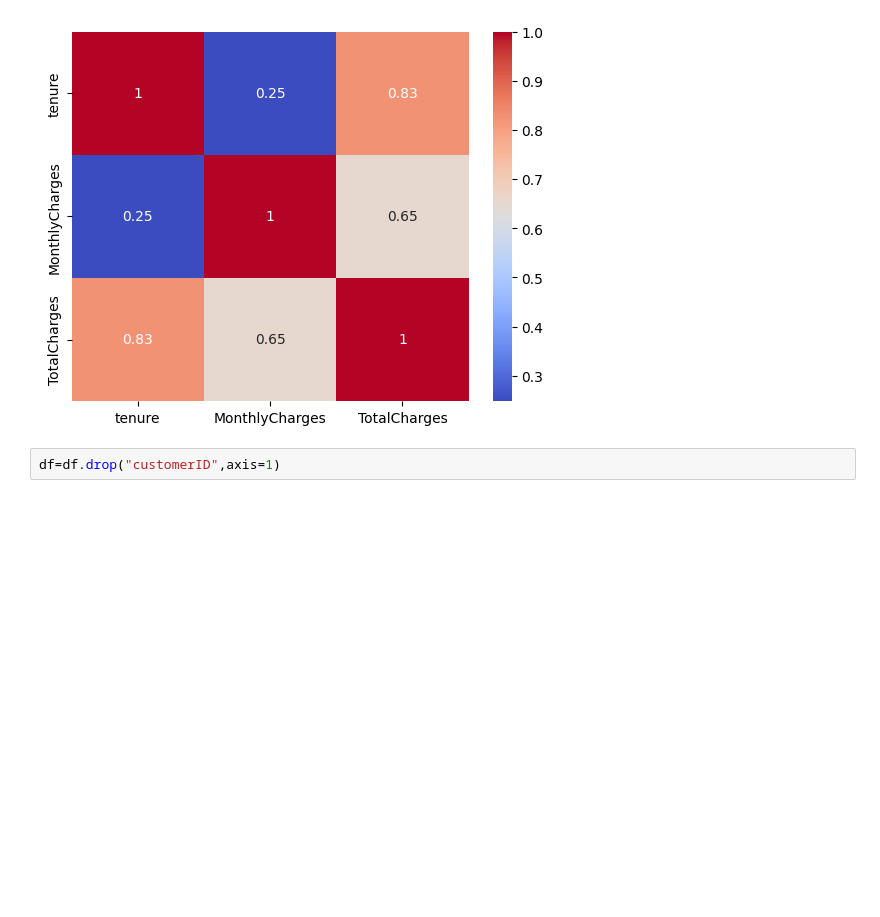
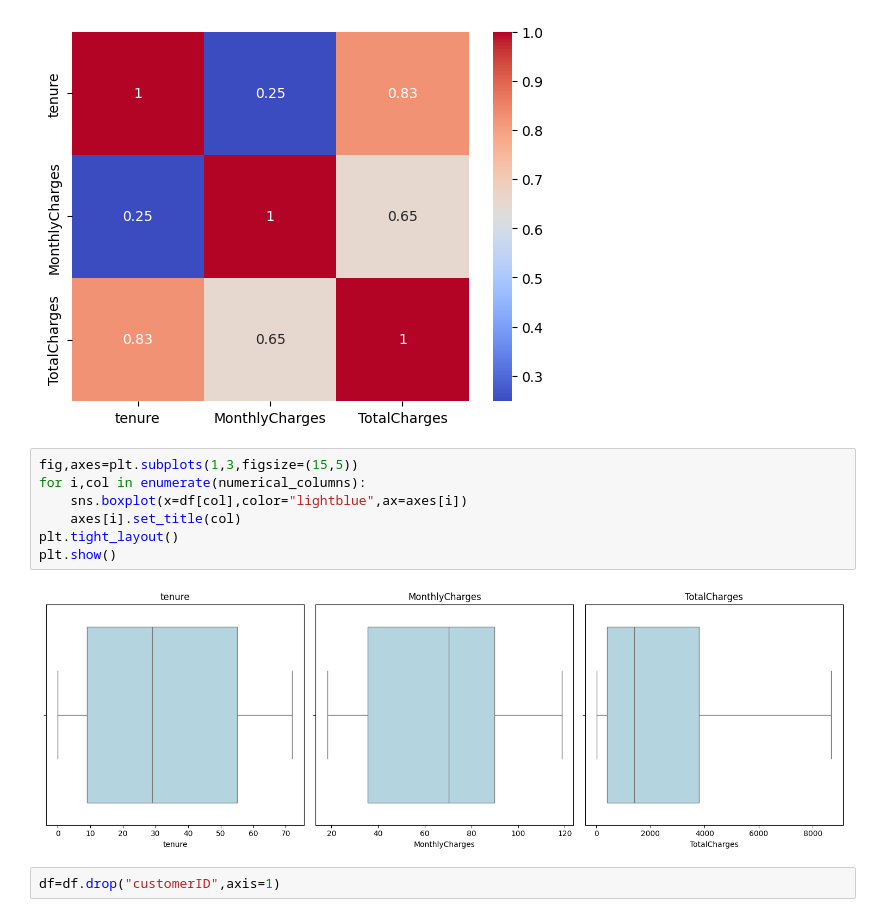
Before and after one commit to kalhara-peiris/Customer_churn, a Jupyter notebook: Untitled72.ipynb, the cells around one changed output. Saved outputs shown, nothing was run; the diff lists cells and outputs as text; blank space fills up the shorter version.

```diff
--- a/Untitled72.ipynb
+++ b/Untitled72.ipynb
@@ -120,6 +118,15 @@ sns.heatmap(numerical_df,cmap="coolwarm",annot=True)
 # %% [output]
 <Axes: >
 [figure]
+# %%
+fig,axes=plt.subplots(1,3,figsize=(15,5))
+for i,col in enumerate(numerical_columns):
+    sns.boxplot(x=df[col],color="lightblue",ax=axes[i])
+    axes[i].set_title(col)
+plt.tight_layout()
+plt.show()
+# %% [output]
+[figure, added]
 # %%
 df=df.drop("customerID",axis=1)
 # %%
```
Also changed, not shown: parts of 2 cells of this notebook.
